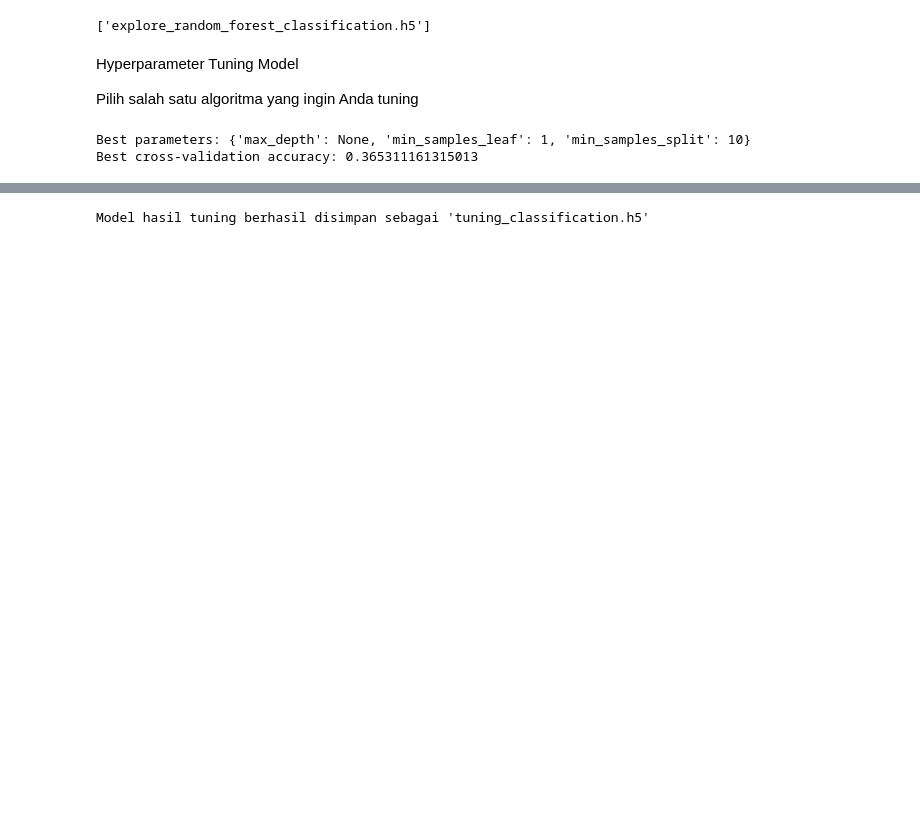
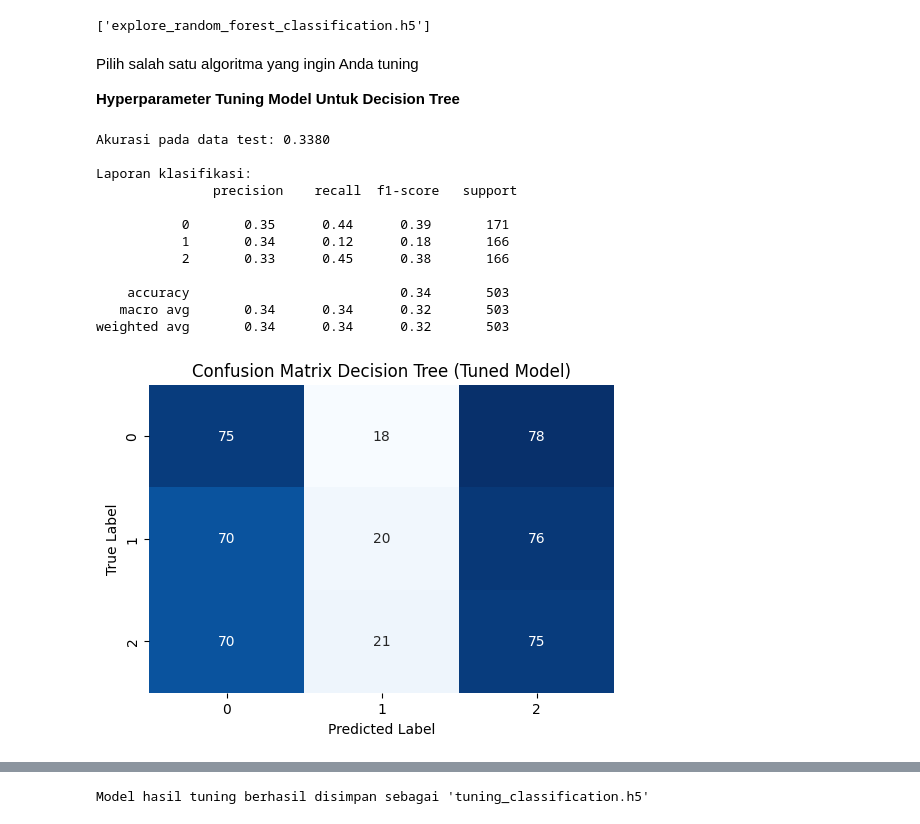
Before and after one commit to setiady16/BMLP_DIMAS-SETIADY, a Jupyter notebook: [Klasifikasi]_Submission_Akhir_BMLP_Dimas_Setiady.ipynb, the cells around one changed output, grey strips where cells are left out. Drawn from its saved outputs; the diff is of its cells as text; code cells hidden in the pictures; blank space fills up the shorter version.

```diff
--- a/[Klasifikasi]_Submission_Akhir_BMLP_Dimas_Setiady.ipynb
+++ b/[Klasifikasi]_Submission_Akhir_BMLP_Dimas_Setiady.ipynb
@@ -265,33 +286,47 @@ joblib.dump(rf_model, 'explore_random_forest_classification.h5')
 # %% [output]
 ['explore_random_forest_classification.h5']
 # %% [markdown]
-Hyperparameter Tuning Model
+Pilih salah satu algoritma yang ingin Anda tuning
 
-Pilih salah satu algoritma yang ingin Anda tuning
+
+**Hyperparameter Tuning Model Untuk Decision Tree**
-# %%
-# Lakukan Hyperparameter Tuning dan Latih ulang.
-from sklearn.model_selection import GridSearchCV
-from sklearn.tree import DecisionTreeClassifier
-
-param_grid = {
-    'max_depth': [3, 5, 10, None],
-    'min_samples_split': [2, 5, 10],
-    'min_samples_leaf': [1, 2, 4]
-}
-
-grid_search = GridSearchCV(DecisionTreeClassifier(random_state=42),
-                           param_grid, cv=5, scoring='accuracy', n_jobs=-1)
-
-grid_search.fit(X_train, y_train)
-
-print("Best parameters:", grid_search.best_params_)
-print("Best cross-validation accuracy:", grid_search.best_score_)
-
-best_model = grid_search.best_estimator_
-y_pred_best = best_model.predict(X_test)
-# %% [output]
-Best parameters: {'max_depth': None, 'min_samples_leaf': 1, 'min_samples_split': 10}
-Best cross-validation accuracy: 0.365311161315013
+# %%
+from sklearn.metrics import accuracy_score, classification_report, confusion_matrix
+import matplotlib.pyplot as plt
+import seaborn as sns
+
+# Prediksi menggunakan model terbaik hasil tuning
+y_pred_best = best_model.predict(X_test)
+
+# Evaluasi performa
+accuracy = accuracy_score(y_test, y_pred_best)
+print(f"Akurasi pada data test: {accuracy:.4f}\n")
+
+print("Laporan klasifikasi:\n", classification_report(y_test, y_pred_best, zero_division=0))
+
+# Confusion matrix
+cm = confusion_matrix(y_test, y_pred_best)
+
+plt.figure(figsize=(6,4))
+sns.heatmap(cm, annot=True, fmt='d', cmap='Blues', cbar=False)
+plt.xlabel('Predicted Label')
+plt.ylabel('True Label')
+plt.title('Confusion Matrix Decision Tree (Tuned Model)')
+plt.show()
+# %% [output]
+Akurasi pada data test: 0.3380
+
+Laporan klasifikasi:
+               precision    recall  f1-score   support
+
+           0       0.35      0.44      0.39       171
+           1       0.34      0.12      0.18       166
+           2       0.33      0.45      0.38       166
+
+    accuracy                           0.34       503
+   macro avg       0.34      0.34      0.32       503
+weighted avg       0.34      0.34      0.32       503
+[figure, added]
 # %%
 # Menampilkan hasil evaluasi akurasi, presisi, recall, dan F1-Score pada algoritma yang sudah dituning.
 
```
Also changed, not shown: parts of 14 cells of this notebook, 6 other files.
